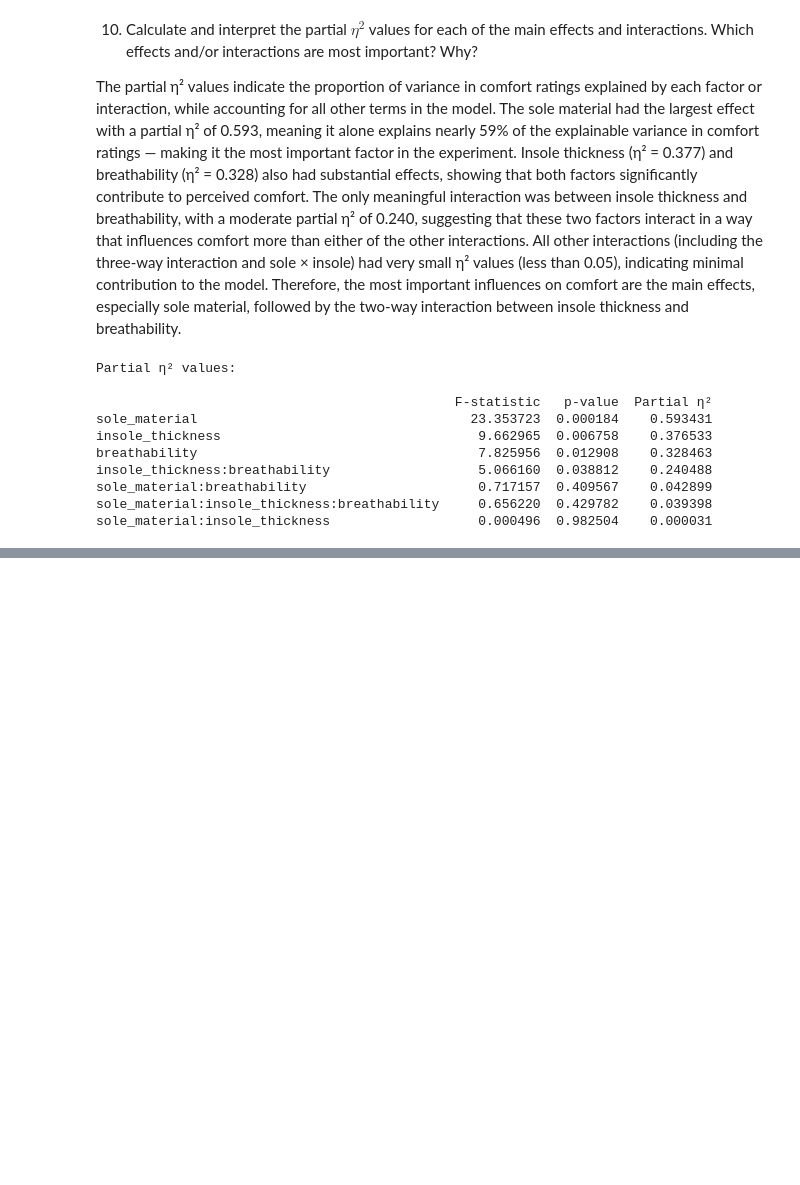
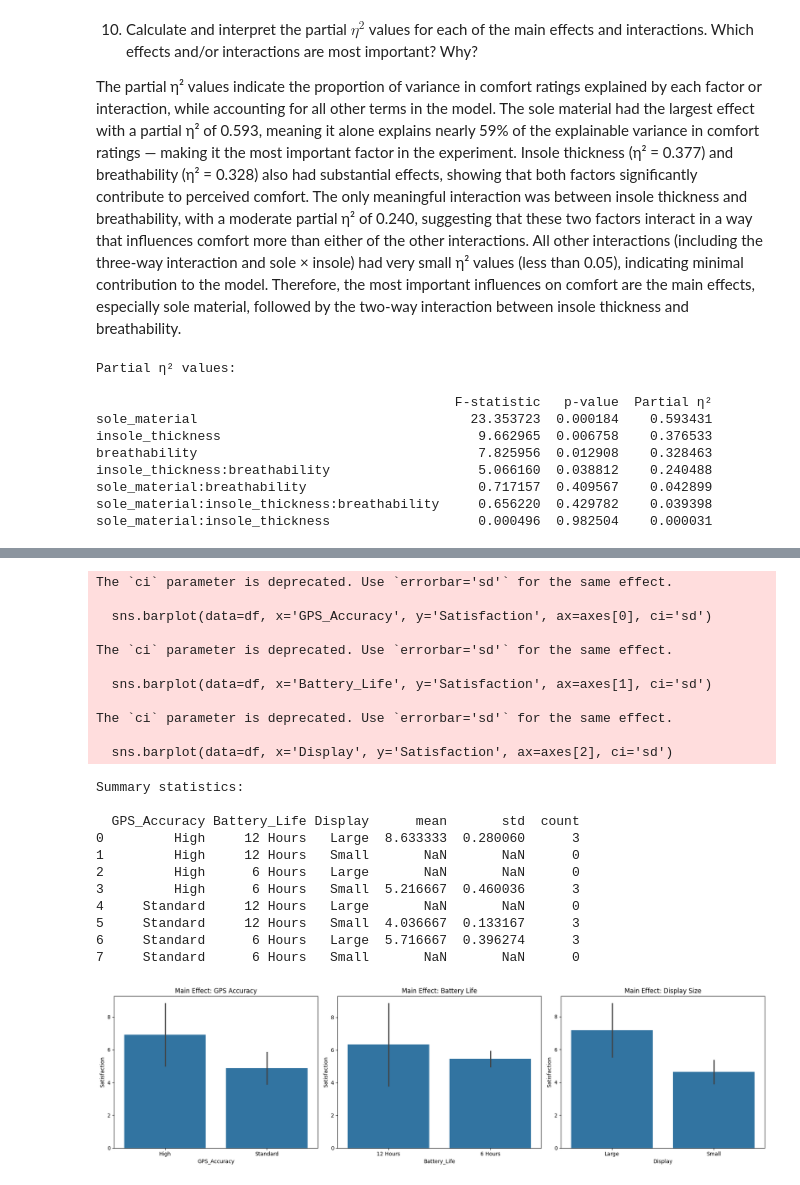
Before and after one commit to christinatalerico13/STAT-7220-Applied-Experimental-Design, a Jupyter notebook: Assignments/HW3/STAT-7220-HW3.ipynb, the cells around one changed output, grey strips where cells are left out. Cells and saved outputs as stored; diff of their text form; code cells hidden in the pictures; blank space fills up the shorter version.

```diff
--- a/Assignments/HW3/STAT-7220-HW3.ipynb
+++ b/Assignments/HW3/STAT-7220-HW3.ipynb
@@ -509,5 +512,62 @@ So, interpretation of effects must be cautious — we assume that higher-order i
 # %%
 ## Question 7 Code ##
+
+import pandas as pd
+import matplotlib.pyplot as plt
+import seaborn as sns
+
+# Load the data
+file_path = '/content/STAT-7220-Applied-Experimental-Design/Assignments/HW3/Fitness Band Experiment.xlsx'
+df = pd.read_excel(file_path)
+
+# Convert factors to categorical
+df['GPS_Accuracy'] = df['GPS_Accuracy'].astype('category')
+df['Battery_Life'] = df['Battery_Life'].astype('category')
+df['Display'] = df['Display'].astype('category')
+
+# Summary statistics
+summary = df.groupby(['GPS_Accuracy', 'Battery_Life', 'Display'])['Satisfaction'].agg(['mean', 'std', 'count']).reset_index()
+print("Summary statistics:\n")
+print(summary)
+
+# Main effect plots
+fig, axes = plt.subplots(1, 3, figsize=(18, 5))
+
+sns.barplot(data=df, x='GPS_Accuracy', y='Satisfaction', ax=axes[0], ci='sd')
+axes[0].set_title('Main Effect: GPS Accuracy')
+
+sns.barplot(data=df, x='Battery_Life', y='Satisfaction', ax=axes[1], ci='sd')
+axes[1].set_title('Main Effect: Battery Life')
+
+sns.barplot(data=df, x='Display', y='Satisfaction', ax=axes[2], ci='sd')
+axes[2].set_title('Main Effect: Display Size')
+
+plt.tight_layout()
+plt.show()
+# %% [output]
+The `ci` parameter is deprecated. Use `errorbar='sd'` for the same effect.
+
+  sns.barplot(data=df, x='GPS_Accuracy', y='Satisfaction', ax=axes[0], ci='sd')
+
+The `ci` parameter is deprecated. Use `errorbar='sd'` for the same effect.
+
+  sns.barplot(data=df, x='Battery_Life', y='Satisfaction', ax=axes[1], ci='sd')
+
+The `ci` parameter is deprecated. Use `errorbar='sd'` for the same effect.
+
+  sns.barplot(data=df, x='Display', y='Satisfaction', ax=axes[2], ci='sd')
+Summary statistics:
+
+  GPS_Accuracy Battery_Life Display      mean       std  count
+0         High     12 Hours   Large  8.633333  0.280060      3
+1         High     12 Hours   Small       NaN       NaN      0
+2         High      6 Hours   Large       NaN       NaN      0
+3         High      6 Hours   Small  5.216667  0.460036      3
+4     Standard     12 Hours   Large       NaN       NaN      0
+5     Standard     12 Hours   Small  4.036667  0.133167      3
+6     Standard      6 Hours   Large  5.716667  0.396274      3
+7     Standard      6 Hours   Small       NaN       NaN      0
+[figure, added]
 # %% [markdown]
 
 8.  Fit the appropriate ANOVA model to the data. Assess the normality assumption using both a testing method and a visual method. Do we have evidence to support the assumption of normality? Why or why not?
```
Also changed, not shown: parts of 13 cells of this notebook.
